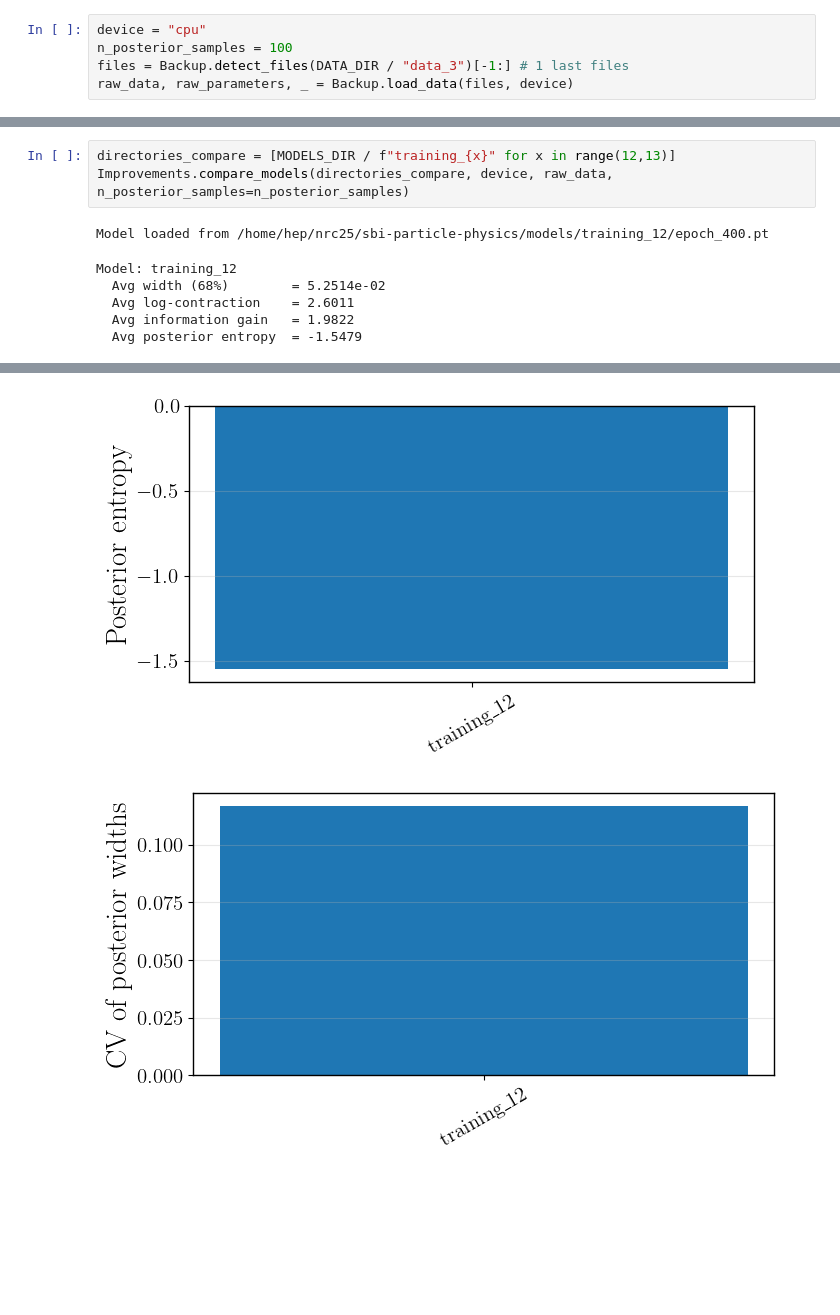
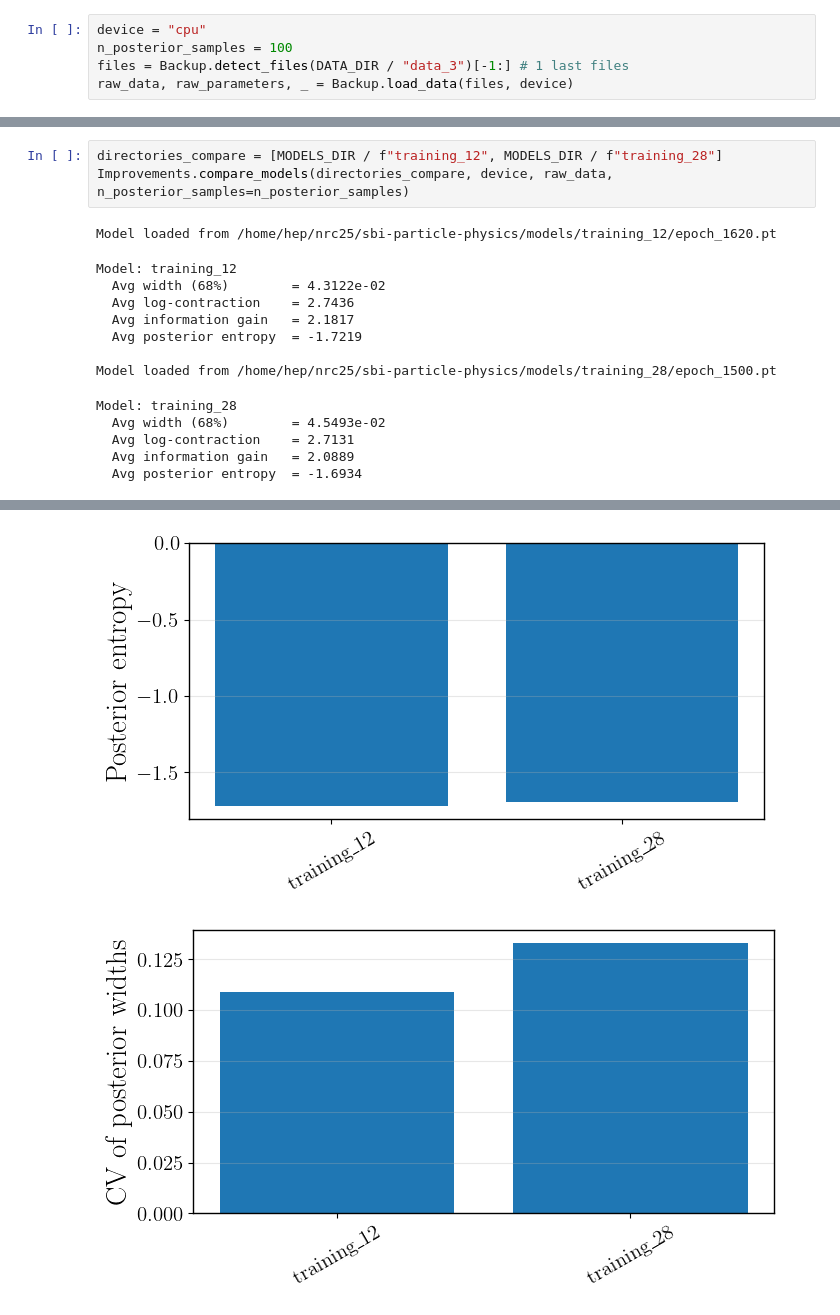
Before and after one commit to NilsCt/sbi-particle-physics, a Jupyter notebook: notebooks/improvements.ipynb, the cells around one changed output, grey strips where cells are left out. Cells and saved outputs as stored; diff of their text form; blank space fills up the shorter version.

```diff
--- a/notebooks/improvements.ipynb
+++ b/notebooks/improvements.ipynb
@@ -24,10 +78,17 @@ Improvements.plot_width_by_nfiles(directories_nfiles, device, raw_data, n_poster
 # %%
-directories_compare = [MODELS_DIR / f"training_{x}" for x in range(12,13)]
+directories_compare = [MODELS_DIR / f"training_12", MODELS_DIR / f"training_28"]
 Improvements.compare_models(directories_compare, device, raw_data, n_posterior_samples=n_posterior_samples)
 # %% [output]
-Model loaded from /home/hep/nrc25/sbi-particle-physics/models/training_12/epoch_400.pt
+Model loaded from /home/hep/nrc25/sbi-particle-physics/models/training_12/epoch_1620.pt
 Model: training_12
-  Avg width (68%)        = 5.2514e-02
-  Avg log-contraction    = 2.6011
-  Avg information gain   = 1.9822
-  Avg posterior entropy  = -1.5479
+  Avg width (68%)        = 4.3122e-02
+  Avg log-contraction    = 2.7436
+  Avg information gain   = 2.1817
+  Avg posterior entropy  = -1.7219
+
+Model loaded from /home/hep/nrc25/sbi-particle-physics/models/training_28/epoch_1500.pt
+Model: training_28
+  Avg width (68%)        = 4.5493e-02
+  Avg log-contraction    = 2.7131
+  Avg information gain   = 2.0889
+  Avg posterior entropy  = -1.6934
@@ -37,2 +98,2 @@ Model: training_12
-[figure, old version]
+[figure, new version]
-[figure, old version]
+[figure, new version]
```
Also changed, not shown: parts of 8 cells of this notebook, 33 other files.
